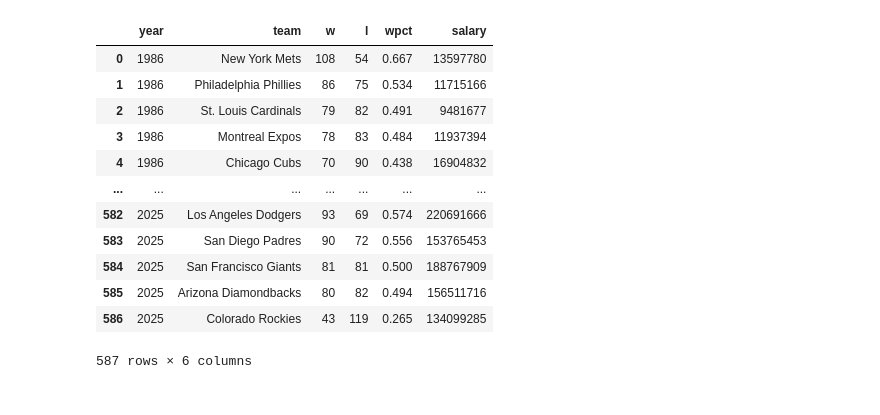
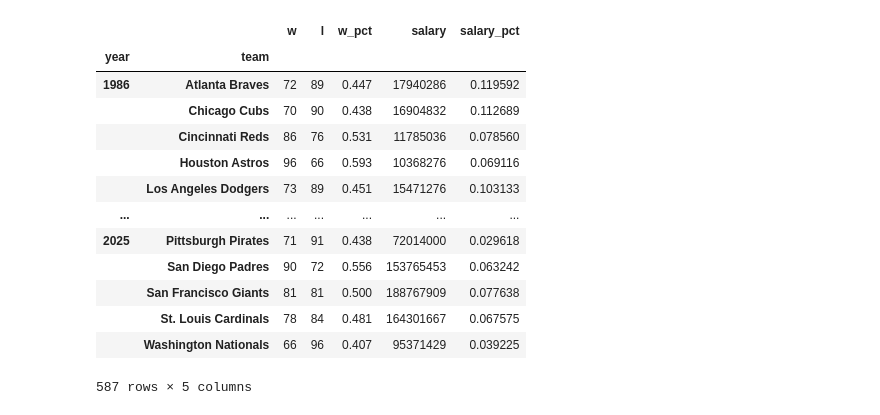
Before and after one commit to Charles-Roush/money-and-sports, a Jupyter notebook: analysis.ipynb, the cells around one changed output. Drawn from its saved outputs; the diff is of its cells as text; code cells hidden in the pictures.

```diff
--- a/analysis.ipynb
+++ b/analysis.ipynb
@@ -1,19 +1,22 @@
 # %%
 import plot_lib as pl, stats_lib as sl, pandas as pd
 # %%
-team_df = pd.read_csv('team_salaries.csv')
-team_df
+df = pd.read_csv('team_salaries.csv')
+df = df.set_index(["year", "team"]).sort_index()
+df["salary_pct"] = df["salary"] / df.groupby("year")["salary"].transform("sum")
+df
 # %% [output]
-|  | year | team | w | l | wpct | salary |
-| 0 | 1986 | New York Mets | 108 | 54 | 0.667 | 13597780 |
-| 1 | 1986 | Philadelphia Phillies | 86 | 75 | 0.534 | 11715166 |
-| 2 | 1986 | St. Louis Cardinals | 79 | 82 | 0.491 | 9481677 |
-| 3 | 1986 | Montreal Expos | 78 | 83 | 0.484 | 11937394 |
-| 4 | 1986 | Chicago Cubs | 70 | 90 | 0.438 | 16904832 |
+|  |  | w | l | w_pct | salary | salary_pct |
+| year | team |  |  |  |  |  |
+| 1986 | Atlanta Braves | 72 | 89 | 0.447 | 17940286 | 0.119592 |
+|  | Chicago Cubs | 70 | 90 | 0.438 | 16904832 | 0.112689 |
+|  | Cincinnati Reds | 86 | 76 | 0.531 | 11785036 | 0.078560 |
+|  | Houston Astros | 96 | 66 | 0.593 | 10368276 | 0.069116 |
+|  | Los Angeles Dodgers | 73 | 89 | 0.451 | 15471276 | 0.103133 |
 | ... | ... | ... | ... | ... | ... | ... |
-| 582 | 2025 | Los Angeles Dodgers | 93 | 69 | 0.574 | 220691666 |
-| 583 | 2025 | San Diego Padres | 90 | 72 | 0.556 | 153765453 |
-| 584 | 2025 | San Francisco Giants | 81 | 81 | 0.500 | 188767909 |
-| 585 | 2025 | Arizona Diamondbacks | 80 | 82 | 0.494 | 156511716 |
-| 586 | 2025 | Colorado Rockies | 43 | 119 | 0.265 | 134099285 |
+| 2025 | Pittsburgh Pirates | 71 | 91 | 0.438 | 72014000 | 0.029618 |
+|  | San Diego Padres | 90 | 72 | 0.556 | 153765453 | 0.063242 |
+|  | San Francisco Giants | 81 | 81 | 0.500 | 188767909 | 0.077638 |
+|  | St. Louis Cardinals | 78 | 84 | 0.481 | 164301667 | 0.067575 |
+|  | Washington Nationals | 66 | 96 | 0.407 | 95371429 | 0.039225 |
-587 rows × 6 columns
+587 rows × 5 columns
```
Also changed, not shown: parts of 1 cell of this notebook, 2 other files.
